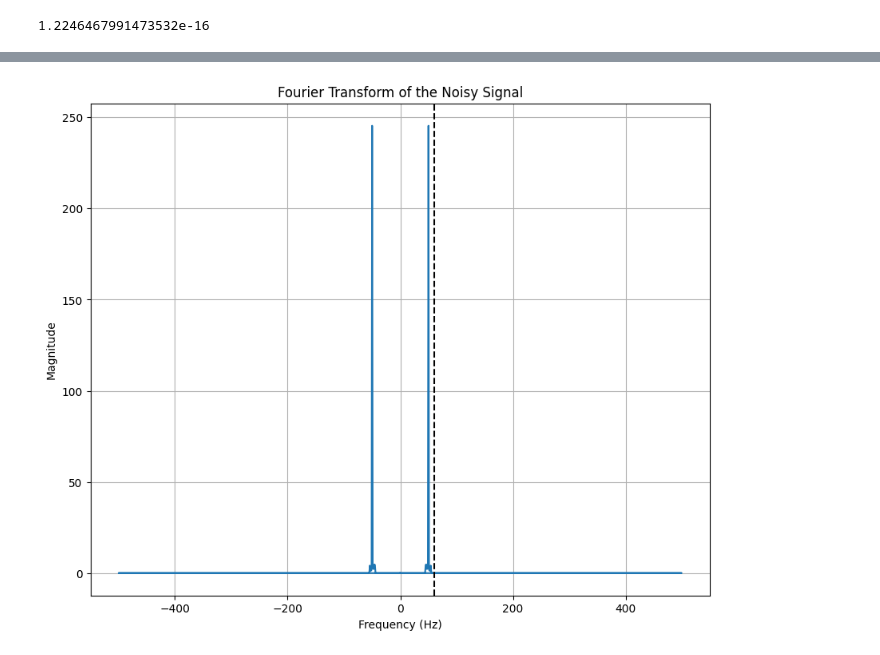
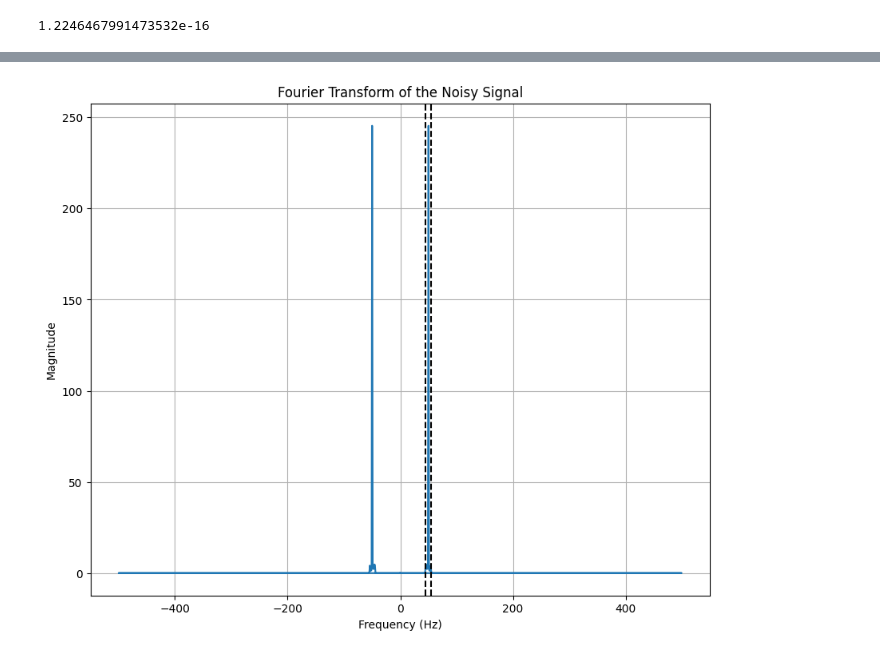
Before and after one commit to Hrishi0115/Surveillance-Signal-Analysis-and-Filtering, a Jupyter notebook: setup.ipynb, the cells around one changed output, grey strips where cells are left out. Drawn from its saved outputs; the diff is of its cells as text; code cells hidden in the pictures.

```diff
--- a/setup.ipynb
+++ b/setup.ipynb
@@ -142,20 +125,21 @@ plt.show()
 # %%
 
 lower_bound1 = -55
 upper_bound1 = 55
 lower_bound2 = -45
 upper_bound2 = 45
 
 # Apply filtering: zero out data outside [-60, -40] U [40, 60]
 filtered_yf = np.where((np.abs(xf) > upper_bound1) | ((np.abs(xf) < upper_bound2) & (np.abs(xf) > lower_bound2)), 0, yf)
 
 plt.figure(figsize=(10, 8))
 plt.plot(xf, np.abs(filtered_yf))
 plt.title('Fourier Transform of the Noisy Signal')
 plt.xlabel('Frequency (Hz)')
 plt.ylabel('Magnitude')
-plt.axvline(x=60, color = 'k', linestyle='--')
+plt.axvline(x=55, color = 'k', linestyle='--')
+plt.axvline(x=45, color = 'k', linestyle='--')
 plt.grid()
 plt.show()
 # %% [output]
-[figure, old version]
+[figure, new version]
```
Also changed, not shown: parts of 3 cells of this notebook.
